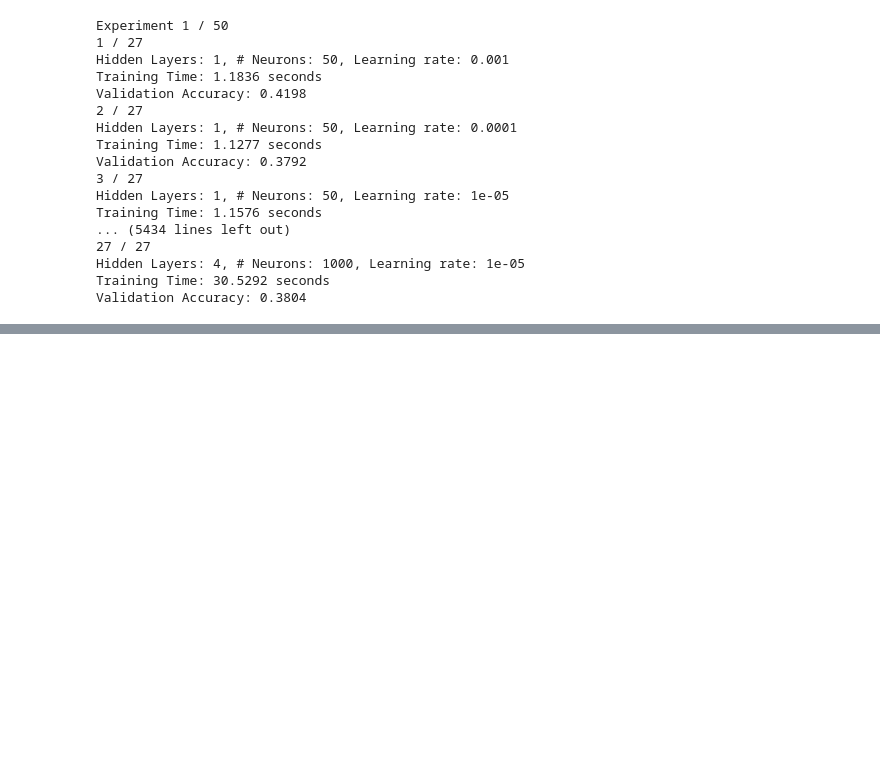
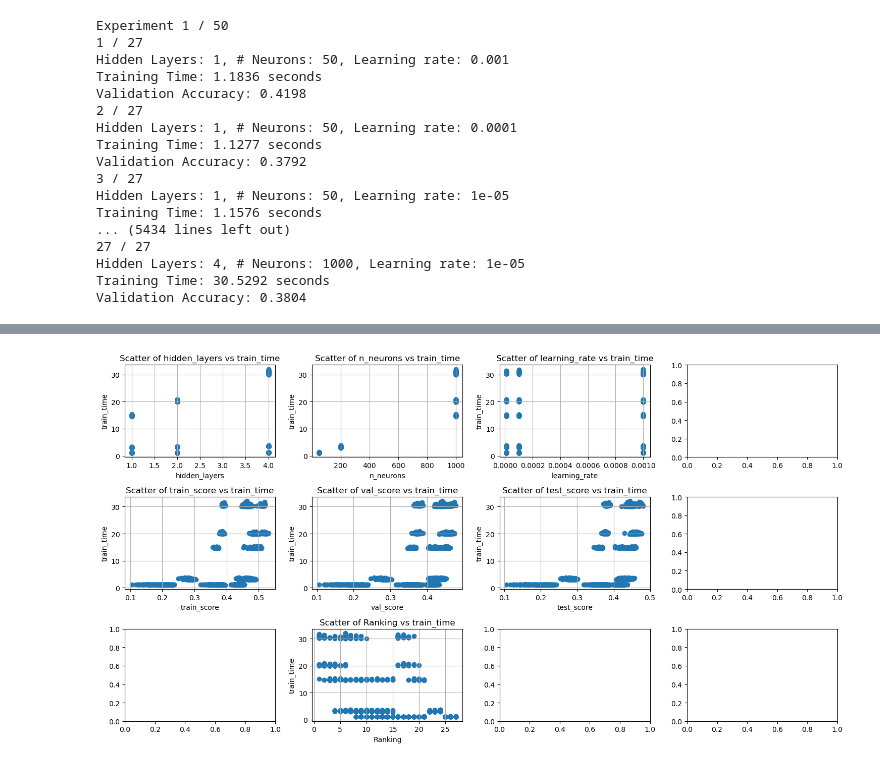
Before and after one commit to topsy-13/naiveautoml, a Jupyter notebook: python/naiveautoml/NAS/One-Epoch_test.ipynb, the cells around one changed output, grey strips where cells are left out. Saved outputs shown, nothing was run; the diff lists cells and outputs as text; code cells hidden in the pictures; blank space fills up the shorter version.

```diff
--- a/python/naiveautoml/NAS/One-Epoch_test.ipynb
+++ b/python/naiveautoml/NAS/One-Epoch_test.ipynb
@@ -355,0 +450,14 @@ experiments_result.sample()
+# %%
+var_2 = 'train_time'
+fig, ax = plt.subplots(3, math.ceil(len(experiments_result.columns)//3 +1), figsize=(15, 8))
+ax = ax.flatten()
+for i, col in enumerate(experiments_result.columns):
+    # print(f'Analyzing variable: {col}')
+    if col in ['confusion_matrices', 'ID', var_2]:
+        pass
+    else:
+        plot_correlation(experiments_result, col, var_2, ax=ax[i])
+
+plt.tight_layout()
+# %% [output]
+[figure, added]
```
Also changed, not shown: parts of 16 cells of this notebook.
